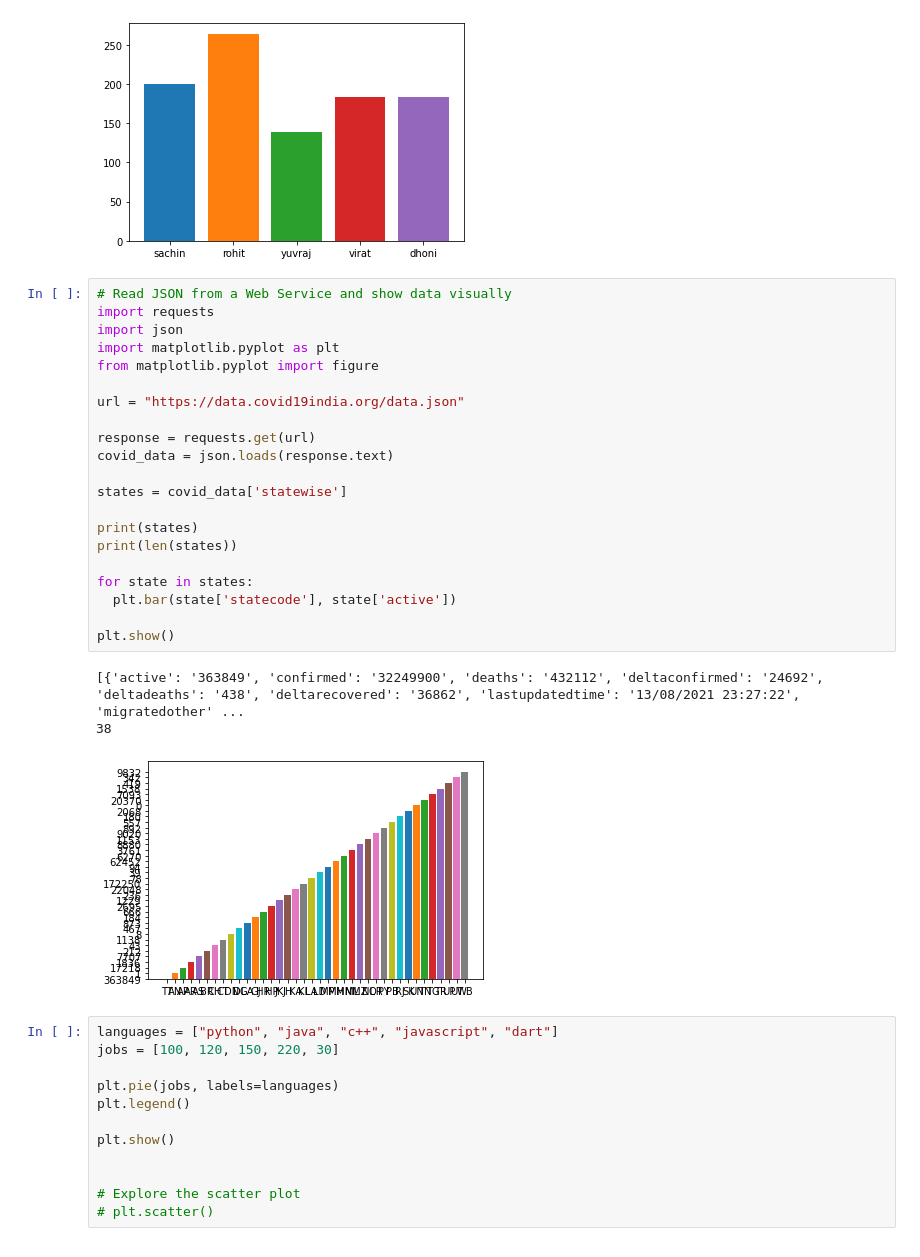
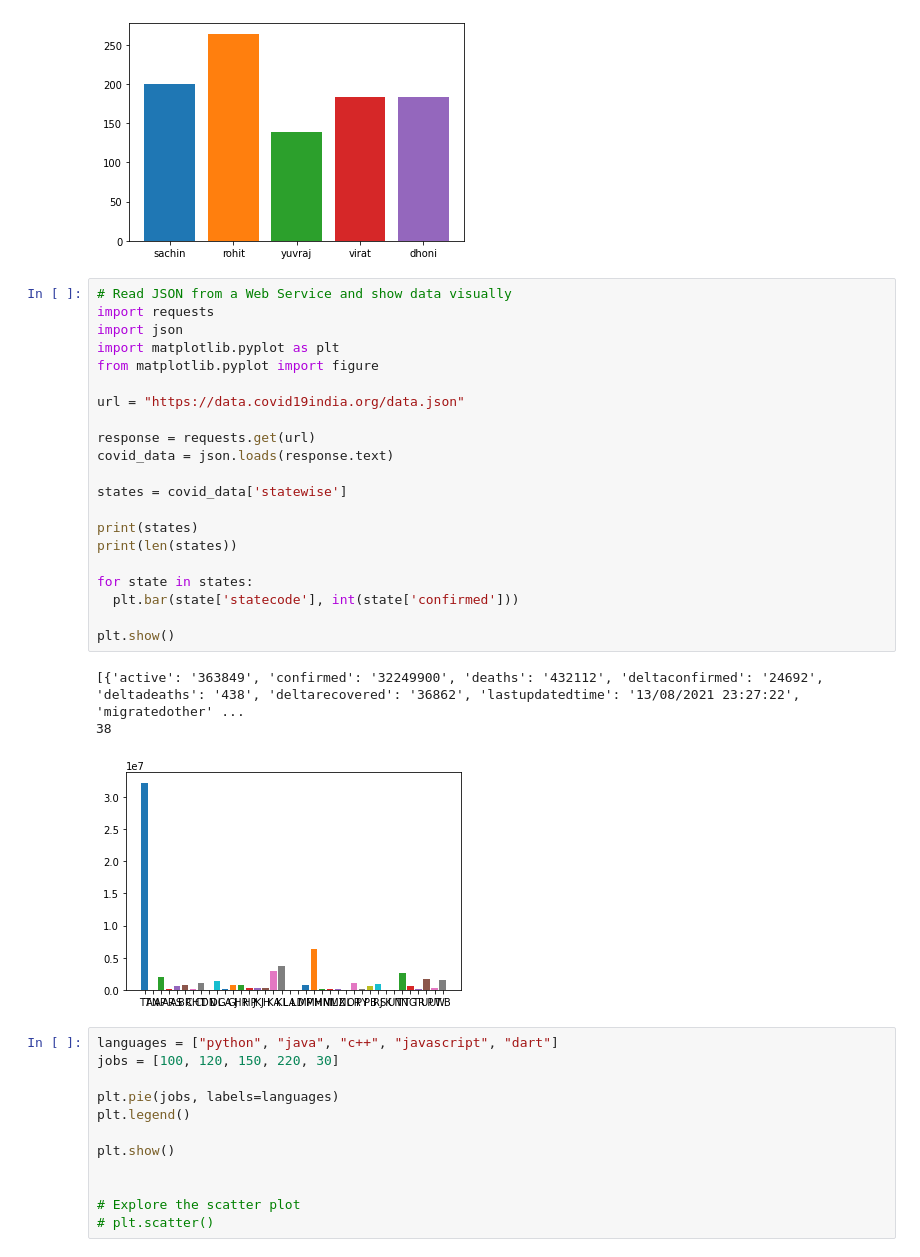
Before and after one commit to jazzcodes/GW2021PY1, a Jupyter notebook: GW2021PY1_DS.ipynb, the cells around one changed output. Saved outputs shown, nothing was run; the diff lists cells and outputs as text.

```diff
--- a/GW2021PY1_DS.ipynb
+++ b/GW2021PY1_DS.ipynb
@@ -745,28 +745,28 @@ plt.show()
 # %%
 # Read JSON from a Web Service and show data visually
 import requests
 import json
 import matplotlib.pyplot as plt
 from matplotlib.pyplot import figure
 
 url = "https://data.covid19india.org/data.json"
 
 response = requests.get(url)
 covid_data = json.loads(response.text)
 
 states = covid_data['statewise']
 
 print(states)
 print(len(states))
 
 for state in states:
-  plt.bar(state['statecode'], state['active'])
+  plt.bar(state['statecode'], int(state['confirmed']))
 
 plt.show()
 # %% [output]
 [{'active': '363849', 'confirmed': '32249900', 'deaths': '432112', 'deltaconfirmed': '24692', 'deltadeaths': '438', 'deltarecovered': '36862', 'lastupdatedtime': '13/08/2021 23:27:22', 'migratedother' ...
 38
-[figure, old version]
+[figure, new version]
 # %%
 languages = ["python", "java", "c++", "javascript", "dart"]
 jobs = [100, 120, 150, 220, 30]
```
Also changed, not shown: parts of 21 cells of this notebook.
